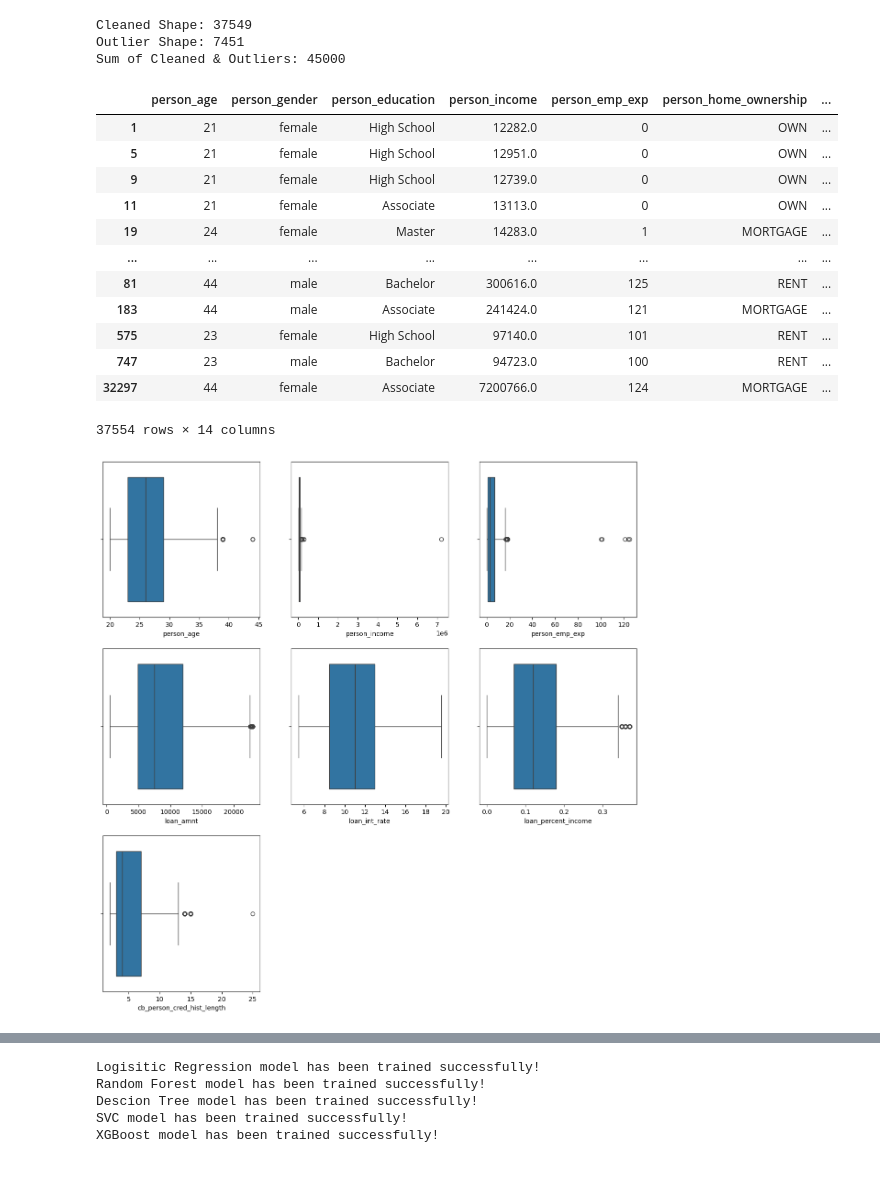
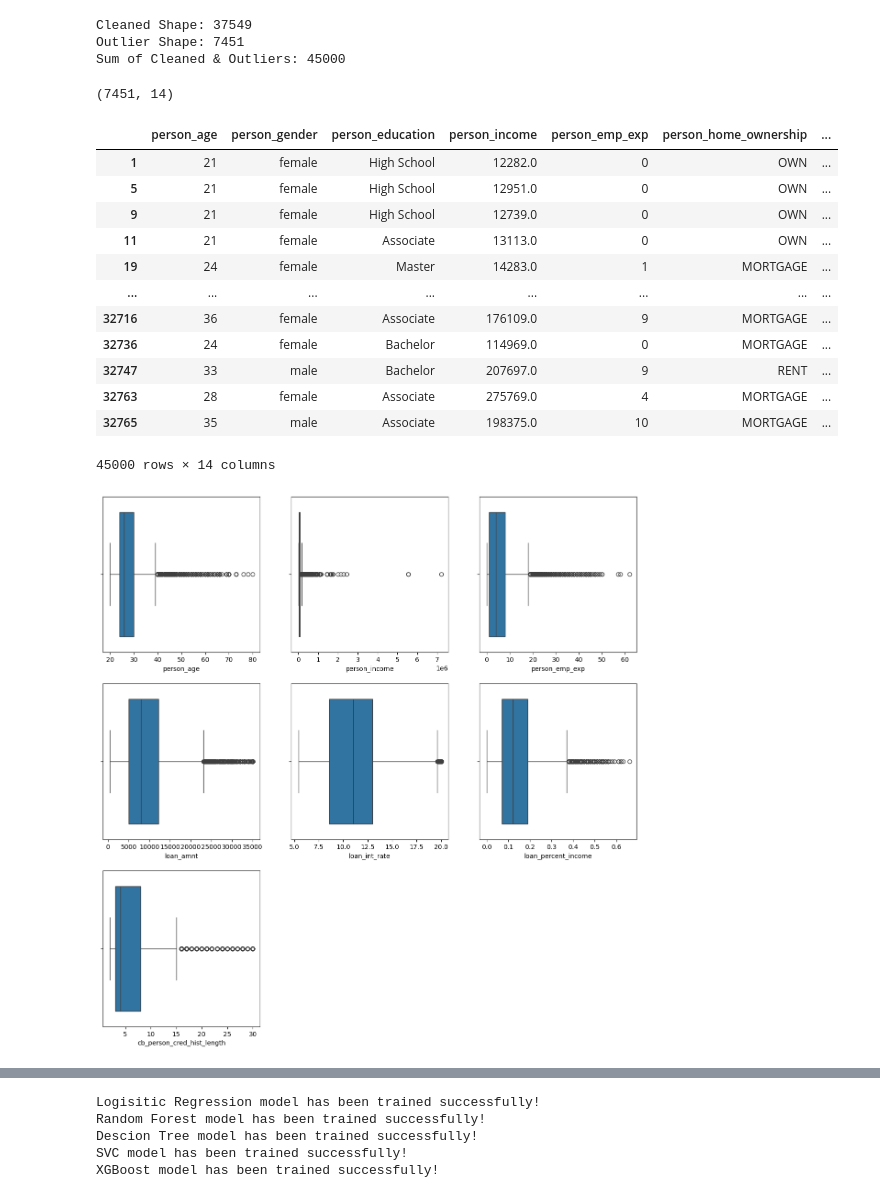
Before and after one commit to nabhpatodi10/SC-Hack, a Jupyter notebook: Agent/loan_classification.ipynb, the cells around one changed output, grey strips where cells are left out. Drawn from its saved outputs; the diff is of its cells as text; code cells hidden in the pictures.

```diff
--- a/Agent/loan_classification.ipynb
+++ b/Agent/loan_classification.ipynb
@@ -176,25 +176,33 @@ Cleaned Shape: 37549
 Outlier Shape: 7451
 Sum of Cleaned & Outliers: 45000
 # %%
-adjusted_data = outlierData[outlierData["person_age"] > 100].copy()
-adjusted_data["person_age"] = adjusted_data["person_age"].apply(lambda x: x % 100 if x > 120 else 0)
+adjusted_data = outlierData.copy()
+adjusted_data["person_age"] = adjusted_data["person_age"].apply(lambda x: (x // 10)+20 if x > 80 else x)
+
+for _, row in adjusted_data.iterrows():
+    if row["person_emp_exp"] > row["person_age"]:
+        adjusted_data.loc[_, "person_emp_exp"] = row["person_age"] - 15
+
+adjusted_data.shape
+# %% [output]
+(7451, 14)
 # %%
-myFinalData = pd.concat([dfCleaned,adjusted_data[adjusted_data['person_age']>0 ]])
+myFinalData = pd.concat([dfCleaned,adjusted_data[adjusted_data['person_age']>0]], axis=0)
 myFinalData
 # %% [output]
 |  | person_age | person_gender | person_education | person_income | person_emp_exp | person_home_ownership | ... |
 | 1 | 21 | female | High School | 12282.0 | 0 | OWN | ... |
 | 5 | 21 | female | High School | 12951.0 | 0 | OWN | ... |
 | 9 | 21 | female | High School | 12739.0 | 0 | OWN | ... |
 | 11 | 21 | female | Associate | 13113.0 | 0 | OWN | ... |
 | 19 | 24 | female | Master | 14283.0 | 1 | MORTGAGE | ... |
 | ... | ... | ... | ... | ... | ... | ... | ... |
-| 81 | 44 | male | Bachelor | 300616.0 | 125 | RENT | ... |
-| 183 | 44 | male | Associate | 241424.0 | 121 | MORTGAGE | ... |
-| 575 | 23 | female | High School | 97140.0 | 101 | RENT | ... |
-| 747 | 23 | male | Bachelor | 94723.0 | 100 | RENT | ... |
-| 32297 | 44 | female | Associate | 7200766.0 | 124 | MORTGAGE | ... |
+| 32716 | 36 | female | Associate | 176109.0 | 9 | MORTGAGE | ... |
+| 32736 | 24 | female | Bachelor | 114969.0 | 0 | MORTGAGE | ... |
+| 32747 | 33 | male | Bachelor | 207697.0 | 9 | RENT | ... |
+| 32763 | 28 | female | Associate | 275769.0 | 4 | MORTGAGE | ... |
+| 32765 | 35 | male | Associate | 198375.0 | 10 | MORTGAGE | ... |
-37554 rows × 14 columns
+45000 rows × 14 columns
 # %%
 plt.figure(figsize=(15,15))
 for i,col in zip(range(1,len(numerical)),myFinalData[numerical]) :
@@ -202,7 +210,7 @@ for i,col in zip(range(1,len(numerical)),myFinalData[numerical]) :
     sns.boxplot(data = myFinalData , x=myFinalData[col])
 plt.show()
 # %% [output]
-[figure, old version]
+[figure, new version]
 # %%
 numerical.append('loan_status')
 correlation = myFinalData[numerical].corr()
```
Also changed, not shown: parts of 7 cells of this notebook, 11 other files.
